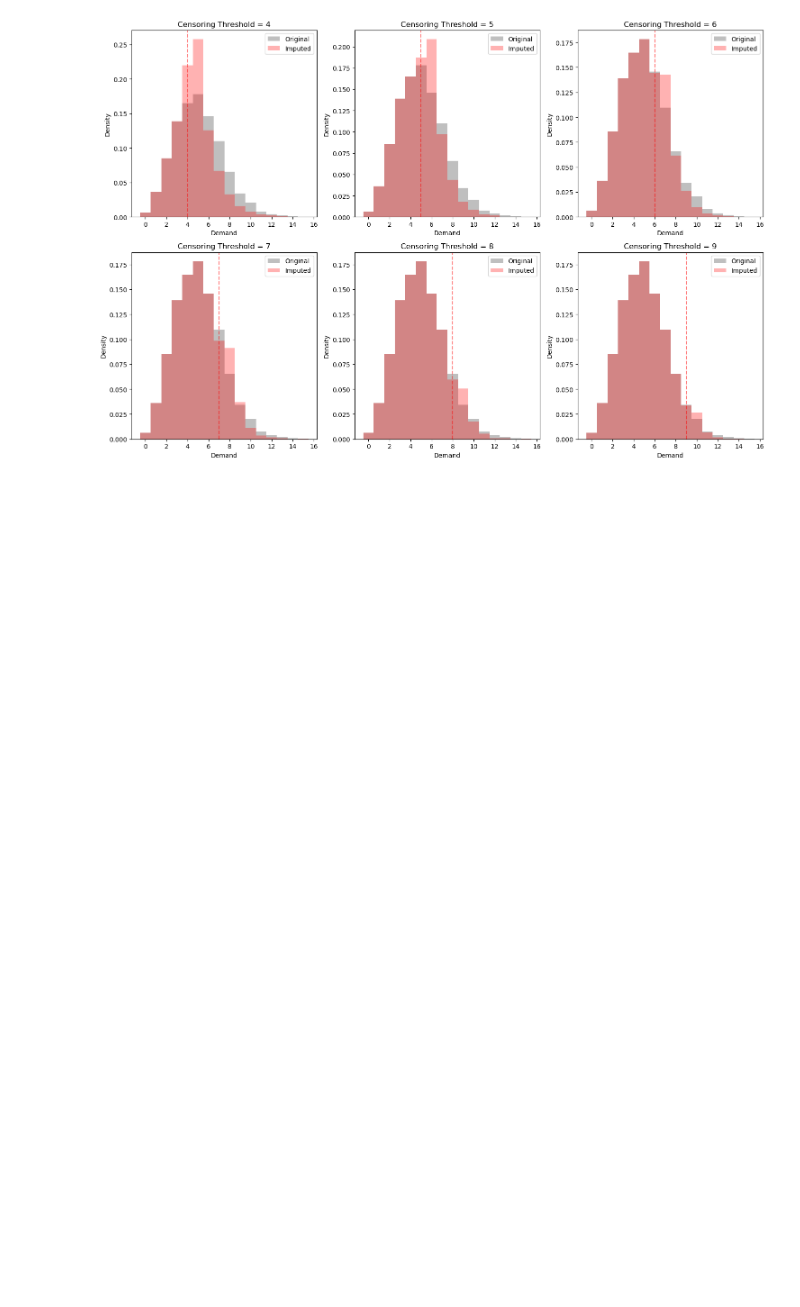
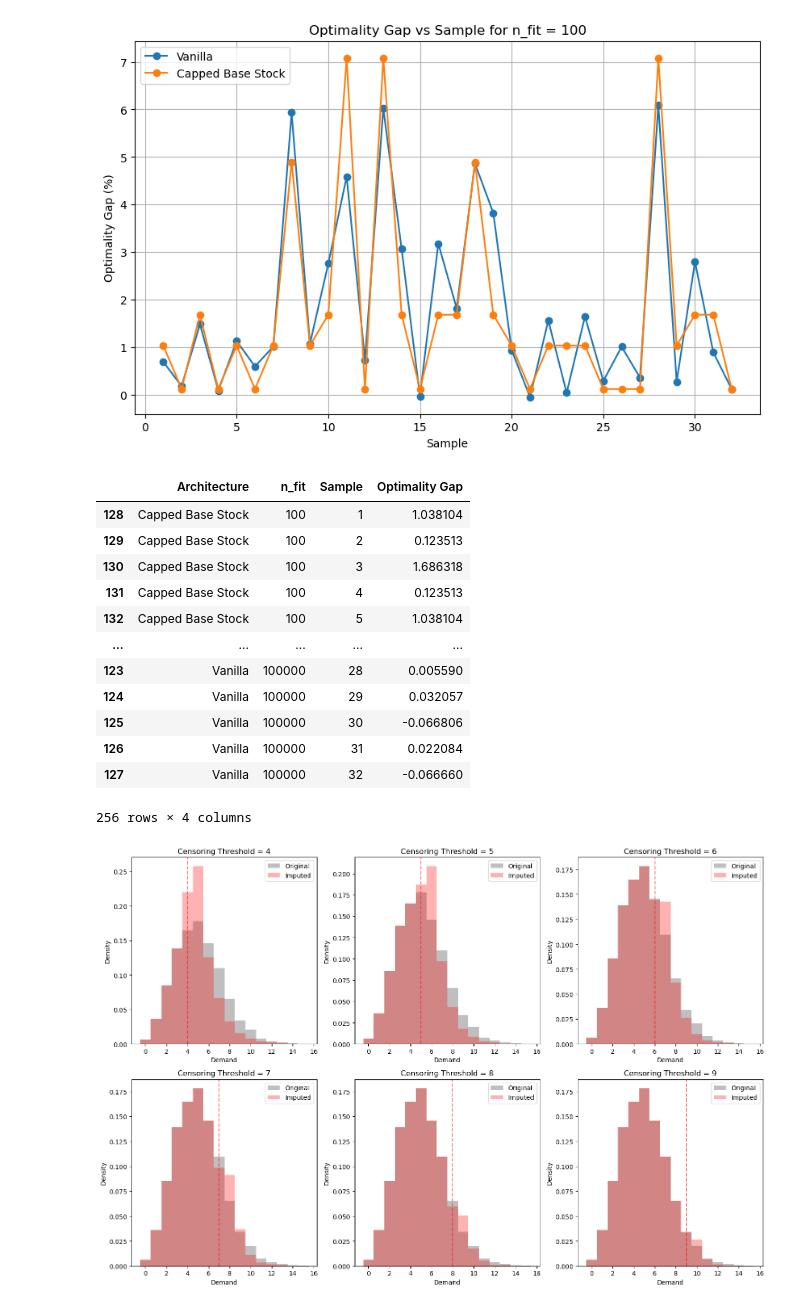
Before and after one commit to minuk302/Neural_inventory_control, a Jupyter notebook: analysis/ray_censored_demands_kaplanmeier.ipynb, the cells around one changed output. Saved outputs shown, nothing was run; the diff lists cells and outputs as text; code cells hidden in the pictures; blank space fills up the shorter version.

```diff
--- a/analysis/ray_censored_demands_kaplanmeier.ipynb
+++ b/analysis/ray_censored_demands_kaplanmeier.ipynb
@@ -148,3 +244,81 @@ Summary Statistics by Architecture and n_fit
+# %%
+# Define paths and parameters
+path = 'censored_demands_kaplanmeier'
+vanilla_paths = {
+    1: f'/user/ml4723/Prj/NIC/ray_results/{path}/vanilla_one_store/'
+}
+capped_base_stock_paths = {
+    1: f'/user/ml4723/Prj/NIC/ray_results/{path}/capped_base_stock/'
+}
+
+n_fit_values = [10**2, 10**3, 10**4, 10**5]
+samples = [1, 2, 3, 4, 5, 6, 7, 8, 9, 10, 11, 12, 13, 14, 15, 16, 17, 18, 19, 20, 21, 22, 23, 24, 25, 26, 27, 28, 29, 30, 31, 32]
+
+def custom_data_filler(out_row, reference_row):
+    out_row['path'] = reference_row['path']
+
+def default_condition_setter(condition_name):
+    if condition_name == 'store_lead_time':
+        return 2
+    return None
+
+sort_by = 'dev_loss'
+pick_row_from_run_by = 'dev_loss'
+
+results_interpretor = rri.RayResultsinterpreter()
+
+# Create results table
+results_data = []
+for arch, paths in [("Vanilla", vanilla_paths), ("Capped Base Stock", capped_base_stock_paths)]:
+    df = results_interpretor.make_table(paths,
+        {'kaplanmeier_n_fit': n_fit_values,
+         'store_lead_time': [2],
+         'samples': samples,
+         'censor_demands_for_train_and_dev': ['kaplanmeier']},
+        default_condition_setter, custom_data_filler,
+        sort_by=sort_by, pick_row_from_run_by=pick_row_from_run_by)
+
+    for n_fit in n_fit_values:
+        n_fit_rows = df[df['kaplanmeier_n_fit'] == n_fit]
+        for _, row in n_fit_rows.iterrows():
+            results_data.append({
+                'Architecture': arch,
+                'n_fit': n_fit,
+                'Sample': row['samples'],
+                'Optimality Gap': (row['Test Loss'] - 4.40) / 4.40 * 100  # Convert to percentage gap from optimal
+            })
+
+results_df = pd.DataFrame(results_data)
+
+# Create plot for n_fit = 100
+plt.figure(figsize=(10, 6))
+for arch in ["Vanilla", "Capped Base Stock"]:
+    data = results_df[(results_df['Architecture'] == arch) & (results_df['n_fit'] == 100)]
+    plt.plot(data['Sample'].to_numpy(), data['Optimality Gap'].to_numpy(), label=arch, marker='o')
+
+plt.xlabel('Sample')
+plt.ylabel('Optimality Gap (%)')
+plt.title('Optimality Gap vs Sample for n_fit = 100')
+plt.grid(True)
+plt.legend()
+plt.show()
+
+display(results_df.sort_values(['Architecture', 'n_fit', 'Sample']))
+# %% [output]
+[figure, added]
+|  | Architecture | n_fit | Sample | Optimality Gap |
+| 128 | Capped Base Stock | 100 | 1 | 1.038104 |
+| 129 | Capped Base Stock | 100 | 2 | 0.123513 |
+| 130 | Capped Base Stock | 100 | 3 | 1.686318 |
+| 131 | Capped Base Stock | 100 | 4 | 0.123513 |
+| 132 | Capped Base Stock | 100 | 5 | 1.038104 |
+| ... | ... | ... | ... | ... |
+| 123 | Vanilla | 100000 | 28 | 0.005590 |
+| 124 | Vanilla | 100000 | 29 | 0.032057 |
+| 125 | Vanilla | 100000 | 30 | -0.066806 |
+| 126 | Vanilla | 100000 | 31 | 0.022084 |
+| 127 | Vanilla | 100000 | 32 | -0.066660 |
+256 rows × 4 columns
 # %%
 import scipy.stats as stats
 import scipy.optimize as optimize
```
Also changed, not shown: parts of 3 cells of this notebook, 27 other files.
